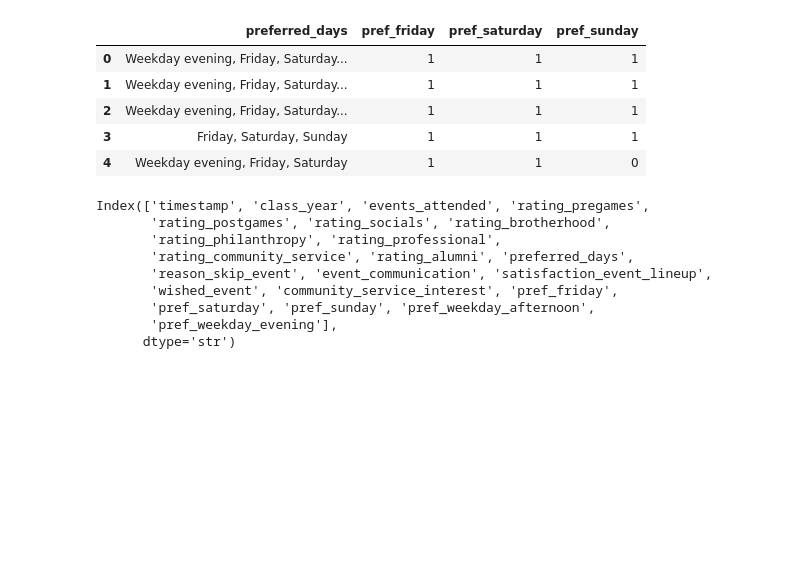
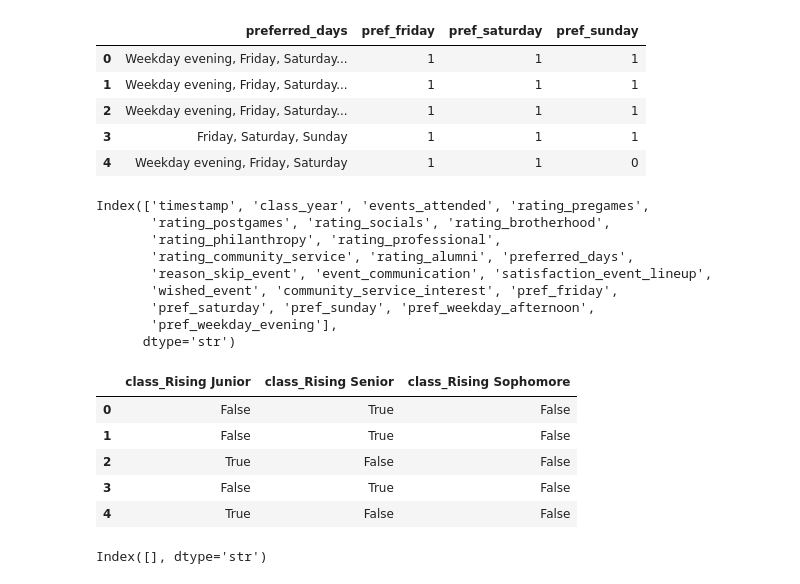
Before and after one commit to KevinWehrle/fiji-event-engagement-analytics, a Jupyter notebook: notebooks/eda.ipynb, the cells around one changed output. Cells and saved outputs as stored; diff of their text form; code cells hidden in the pictures; blank space fills up the shorter version.

```diff
--- a/notebooks/eda.ipynb
+++ b/notebooks/eda.ipynb
@@ -182,3 +182,21 @@ Index(['timestamp', 'class_year', 'events_attended', 'rating_pregames',
        'pref_saturday', 'pref_sunday', 'pref_weekday_afternoon',
        'pref_weekday_evening'],
       dtype='str')
+# %%
+# One-hot encoding class_year
+class_dummies = pd.get_dummies(df['class_year'], prefix='class')   # haven't picked a model yet, so no drop_first for now
+class_dummies.head()
+# %% [output]
+|  | class_Rising Junior | class_Rising Senior | class_Rising Sophomore |
+| 0 | False | True | False |
+| 1 | False | True | False |
+| 2 | True | False | False |
+| 3 | False | True | False |
+| 4 | True | False | False |
+# %%
+# merge into df
+df = pd.concat([df, class_dummies], axis=1)
+
+print(df.columns[df.columns.duplicated()])    # quick check; returns empty Index([]) if clean
+# %% [output]
+Index([], dtype='str')
```
Also changed, not shown: parts of 7 cells of this notebook.
